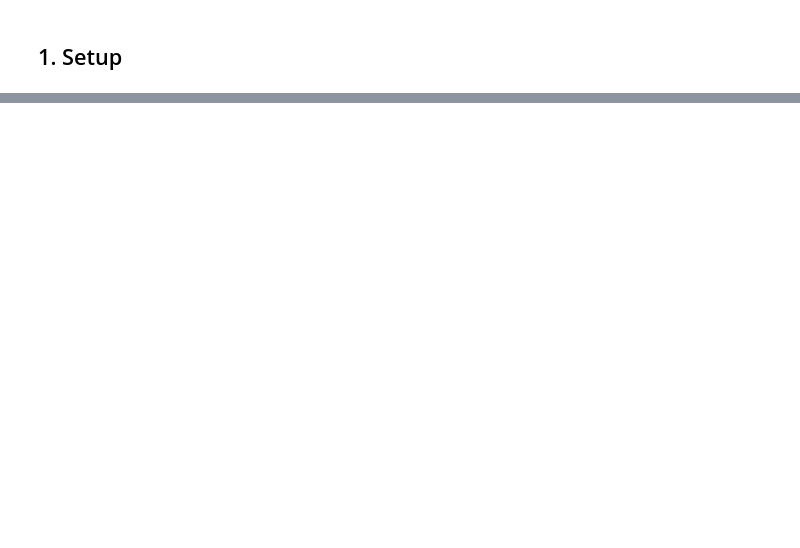
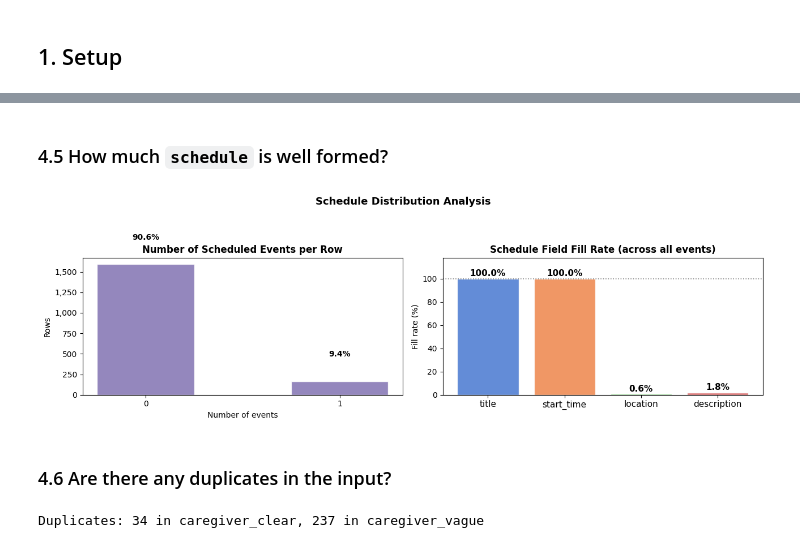
Before and after one commit to lollopelle01/aac-mcp-agent, a Jupyter notebook: annotation/annotation_quality_evaluation.ipynb, the cells around one changed output, grey strips where cells are left out. Cells and saved outputs as stored; diff of their text form; code cells hidden in the pictures; blank space fills up the shorter version.

```diff
--- a/annotation/annotation_quality_evaluation.ipynb
+++ b/annotation/annotation_quality_evaluation.ipynb
@@ -748,0 +428,41 @@ print('=' * 60)
+# %% [markdown]
+### 4.5 How much `schedule` is well formed?
+# %%
+_df['n_events'] = _df['schedule'].apply(lambda s: len(s) if s is not None else 0)
+nev_counts = _df['n_events'].value_counts().sort_index()
+all_events = [ev for sched in _df['schedule'] if sched is not None for ev in sched]
+fields     = ['title', 'start_time', 'location', 'description']
+fill_rates = {f: sum(1 for ev in all_events if ev.get(f) is not None) / len(all_events) * 100
+              for f in fields}
+
+fig, axes = plt.subplots(1, 2, figsize=(13, 4))
+
+# n_events distribution
+bars0 = axes[0].bar(nev_counts.index.astype(str), nev_counts.values,
+                    color='#8172B2', alpha=0.85, edgecolor='white', width=0.5)
+for bar, (k, v) in zip(bars0, nev_counts.items()):
+    axes[0].text(bar.get_x() + bar.get_width()/2, bar.get_height() + 300,
+                 f'{v/len(_df)*100:.1f}%', ha='center', fontsize=10, fontweight='bold')
+axes[0].set_title('Number of Scheduled Events per Row', fontsize=12, fontweight='bold')
+axes[0].set_xlabel('Number of events')
+axes[0].set_ylabel('Rows')
+axes[0].yaxis.set_major_formatter(mticker.FuncFormatter(lambda x, _: f'{x:,.0f}'))
+
+# fill-rate fields
+field_colors = ['#4878D0', '#EE854A', '#6ACC65', '#D65F5F']
+bars1 = axes[1].bar(fill_rates.keys(), fill_rates.values(),
+                    color=field_colors, alpha=0.85, edgecolor='white')
+for bar, val in zip(bars1, fill_rates.values()):
+    axes[1].text(bar.get_x() + bar.get_width()/2, bar.get_height() + 0.8,
+                 f'{val:.1f}%', ha='center', va='bottom', fontsize=11, fontweight='bold')
+axes[1].set_title('Schedule Field Fill Rate (across all events)', fontsize=12, fontweight='bold')
+axes[1].set_ylabel('Fill rate (%)')
+axes[1].set_ylim(0, 118)
+axes[1].axhline(100, color='grey', linestyle=':', linewidth=1.2)
+axes[1].tick_params(axis='x', labelsize=11)
+
+plt.suptitle('Schedule Distribution Analysis', fontsize=13, fontweight='bold', y=1.02)
+plt.tight_layout()
+plt.show()
+# %% [output]
+[figure, added]
@@ -748,0 +544,8 @@ print('=' * 60)
+# %% [markdown]
+### 4.6 Are there any duplicates in the input?
+# %%
+num_duplicates_clear = _df['caregiver_clear'].duplicated().sum()
+num_duplicates_vague = _df['caregiver_vague'].duplicated().sum()
+print(f"Duplicates: {num_duplicates_clear} in caregiver_clear, {num_duplicates_vague} in caregiver_vague")
+# %% [output]
+Duplicates: 34 in caregiver_clear, 237 in caregiver_vague
```
Also changed, not shown: parts of 74 cells of this notebook, 1 other file.
